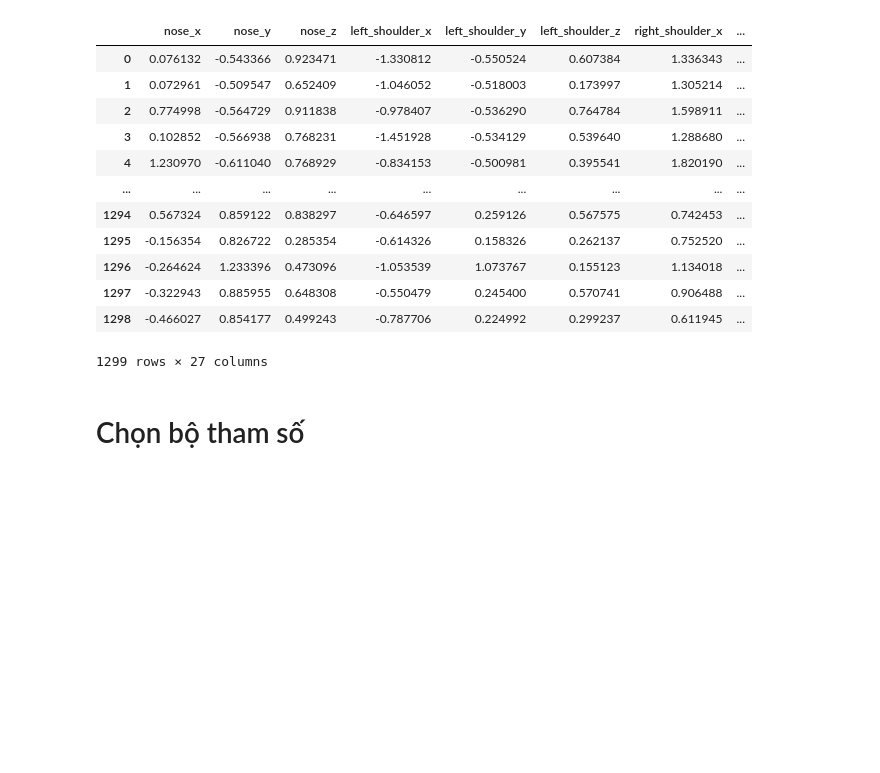
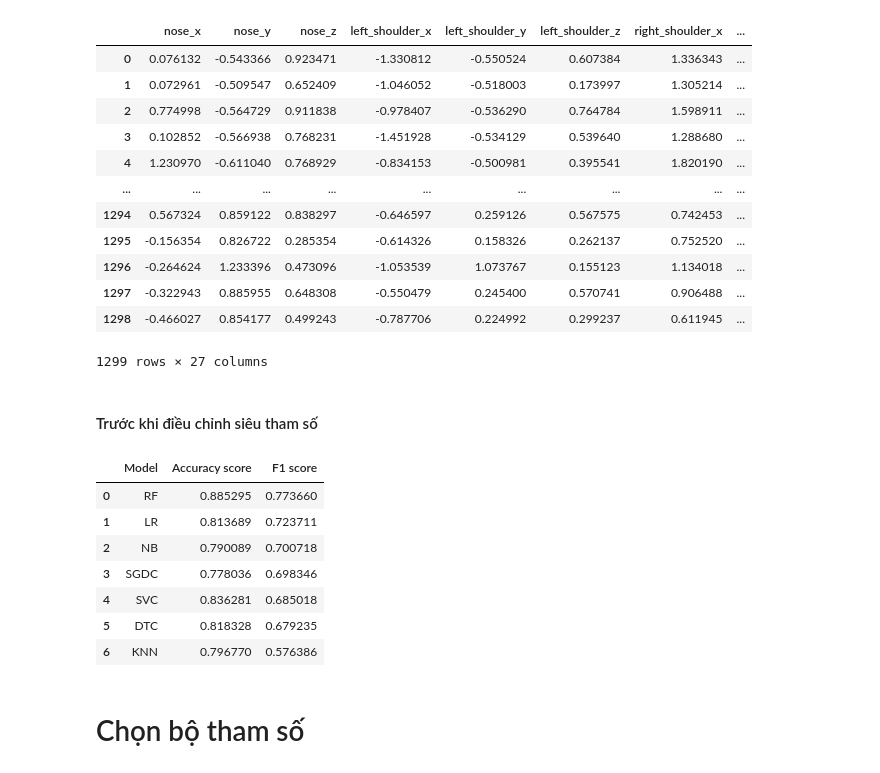
Before and after one commit to tranhuutuan261103/Gym-Exercise-Correction, a Jupyter notebook: trainning/squat_model/train_model_front.ipynb, the cells around one changed output. Drawn from its saved outputs; the diff is of its cells as text; code cells hidden in the pictures; blank space fills up the shorter version.

```diff
--- a/trainning/squat_model/train_model_front.ipynb
+++ b/trainning/squat_model/train_model_front.ipynb
@@ -181,6 +181,25 @@ def print_results(results):
             "F1 score",
         ],
     )
+# %% [markdown]
+#### Trước khi điều chỉnh siêu tham số
+# %%
+final_results = []
+
+for name, model in algorithms:
+    trained_model = model.fit(X, y)
+    evaluate_model(name, model, final_results)
+
+print_results(final_results)
+# %% [output]
+|  | Model | Accuracy score | F1 score |
+| 0 | RF | 0.885295 | 0.773660 |
+| 1 | LR | 0.813689 | 0.723711 |
+| 2 | NB | 0.790089 | 0.700718 |
+| 3 | SGDC | 0.778036 | 0.698346 |
+| 4 | SVC | 0.836281 | 0.685018 |
+| 5 | DTC | 0.818328 | 0.679235 |
+| 6 | KNN | 0.796770 | 0.576386 |
 # %% [markdown]
 # Chọn bộ tham số
 # %% [markdown]
```
Also changed, not shown: parts of 5 cells of this notebook, 9 other files.
